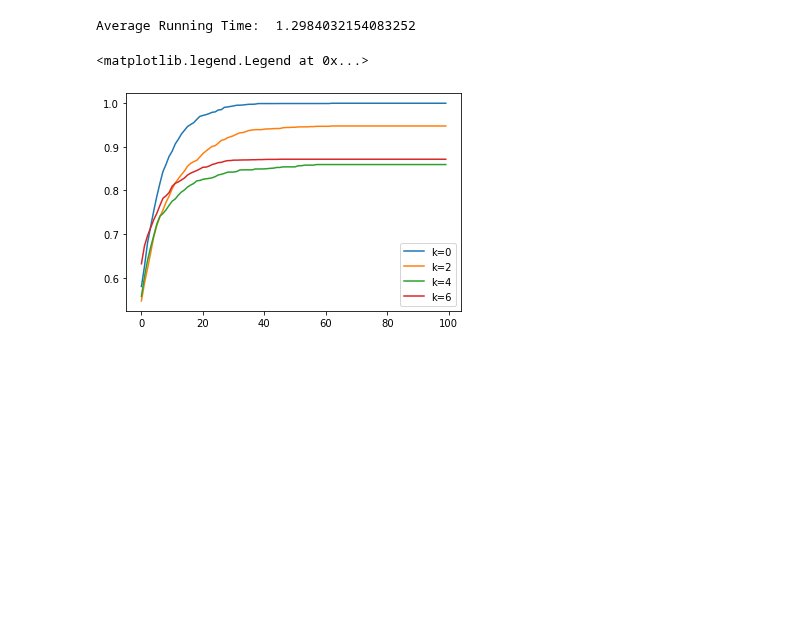
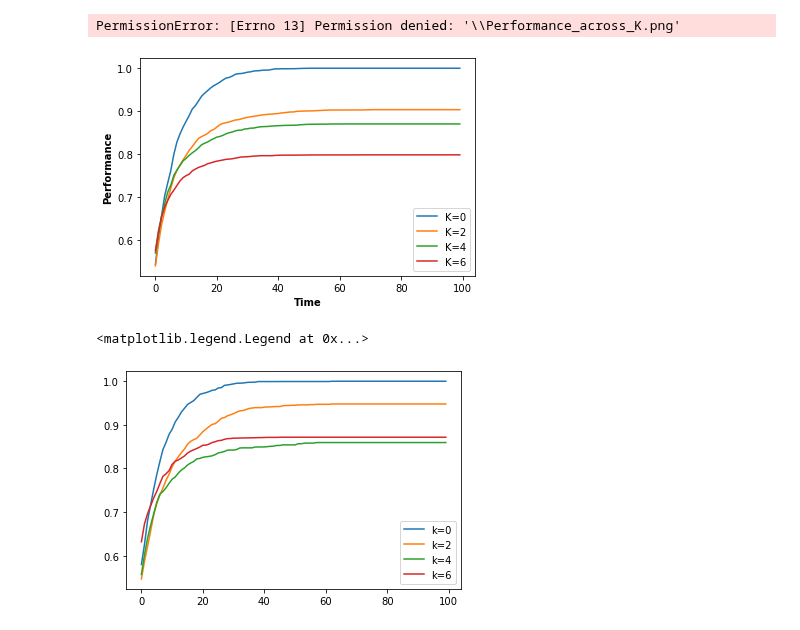
Before and after one commit to GrandJune/Toy_NK_Landscape, a Jupyter notebook: NK Landscape Instance.ipynb, the cells around one changed output. Drawn from its saved outputs; the diff is of its cells as text; code cells hidden in the pictures; blank space fills up the shorter version.

```diff
--- a/NK Landscape Instance.ipynb
+++ b/NK Landscape Instance.ipynb
@@ -139,42 +139,61 @@ class Agent:
         self.landscape = landscape
         self.fitness = self.landscape.query_fitness(self.state)
 
-    def adaptation(self, ):
+    def search(self, ):
+        next_state = list(self.state)
+        next_index = np.random.choice(self.N)
+        next_state[next_index] ^= 1
 
-        temp_state = list(self.state)
-        choice = np.random.choice(self.N)
-        temp_state[choice]^=1
-
-        if self.landscape.query_fitness(self.state)<self.landscape.query_fitness(temp_state):
-            self.state = temp_state
-            self.fitness = self.landscape.query_fitness(temp_state)
+        if self.landscape.query_fitness(self.state) < self.landscape.query_fitness(next_state):
+            self.state = next_state
+            self.fitness = self.landscape.query_fitness(next_state)
 # %%
+t0 = time.time()
 np.random.seed(100)
 gap_list = []
-for i in range(5):
-    start_time = time.time()
-    N = 8
-    ress = []
-    for k in [0, 2, 4, 6]:
-        res = []
-        landscape = LandScape(N, k, None, None)
-        landscape.initialize()
-        for repeat in range(200):
-            fitness = []
+ress = []
+
+N = 8
+agent_num = 100
+search_iteration = 100
+landscape_repeat = 5
+K_list = [0, 2, 4, 6]
+performance_across_para = []
+for K in K_list:  # key parameter for complexity
+    performance_one_para = []
+    agents_performance = []
+    for i in range(landscape_repeat):  # landscape repetitions
+        landscape = LandScape(N, K, None, None)
+        landscape.initialize(norm=True)
+        crowd = []
+        for _ in range(agent_num):
             agent = Agent(N, landscape)
-            for step in range(100):
-                agent.adaptation()
-                fitness.append(agent.fitness)
-            res.append(fitness)
-        ress.append(res)
-    end_time = time.time()
-    gap = end_time - start_time
-    gap_list.append(gap)
+            crowd.append(agent)
+        for agent in crowd:  # agent repetitions
+            agent_performance = []
+            for _ in range(search_iteration):
+                agent.search()
+                agent_performance.append(agent.fitness)
+            agents_performance.append(agent_performance)
 
+    for period in range(search_iteration):
+        temp = [agent_performance[period] for agent_performance in agents_performance]
+        performance_one_para.append(sum(temp) / len(temp))
+    performance_across_para.append(performance_one_para)
 
-print("Average Running Time: ",sum(gap_list)/len(gap_list) )
+x = range(search_iteration)
+for index, K in enumerate(K_list):
+    plt.plot(x, performance_across_para[index], label="K={0}".format(K))
+plt.xlabel('Time', fontweight='bold', fontsize=10)
+plt.ylabel('Performance', fontweight='bold', fontsize=10)
+# plt.xticks(x)
+plt.legend()
+plt.savefig("\Performance_across_K.png", transparent=False, dpi=200)
+t1 = time.time()
+print(time.strftime("%H:%M:%S", time.gmtime(t1-t0)))
 # %% [output]
-Average Running Time:  1.2984032154083252
+PermissionError: [Errno 13] Permission denied: '\\Performance_across_K.png'
+[figure, added]
 # %%
 for k in range(4):
     plt.plot(np.mean(np.array(ress[k]),axis=0), label="k=%d"%(k*2))
```
